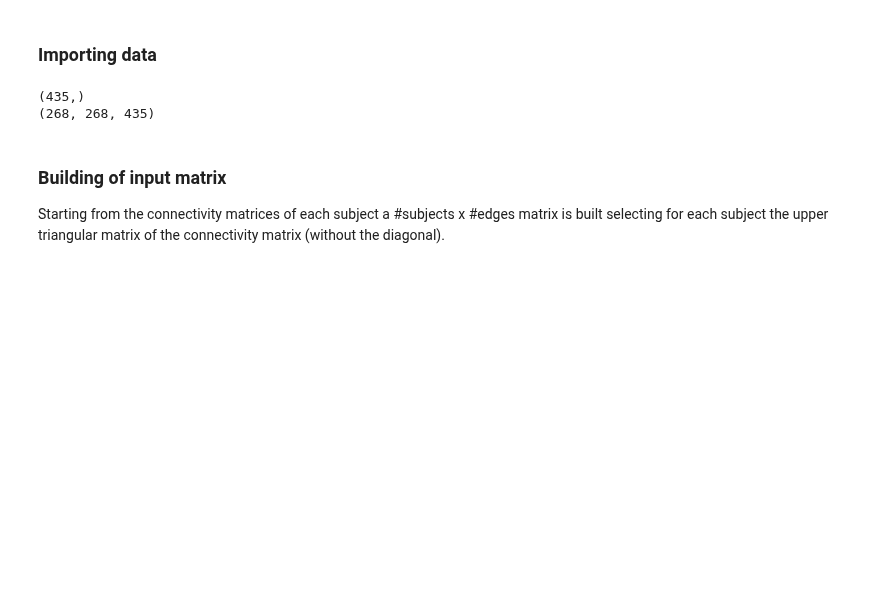
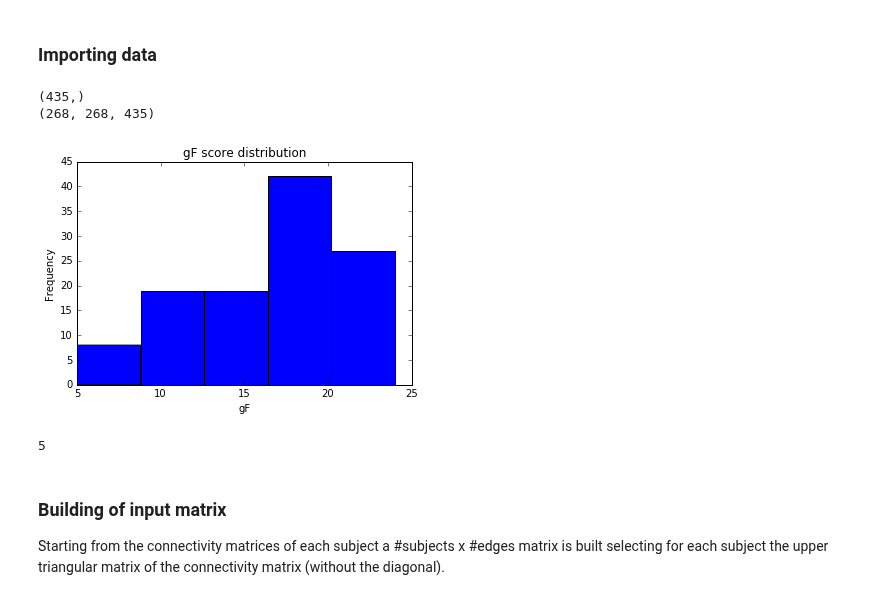
Before and after one commit to paola-g/iq_prediction, a Jupyter notebook: random_forest.ipynb, the cells around one changed output. Cells and saved outputs as stored; diff of their text form; code cells hidden in the pictures; blank space fills up the shorter version.

```diff
--- a/random_forest.ipynb
+++ b/random_forest.ipynb
@@ -36,6 +36,25 @@ print(data_ext.shape)
 # %% [output]
 (435,)
 (268, 268, 435)
+# %%
+# gF score distribution
+n_bins = 5
+def plot_hist(n_bins):
+    plt.hist(gF, bins=n_bins)
+    plt.title("gF score distribution")
+    plt.xlabel("gF")
+    plt.ylabel("Frequency")
+    plt.show()
+    return n_bins
+
+interact(plot_hist, n_bins=(5,50,5))
+
+# needed for stratified k-fold
+hist, bin_limits = np.histogram(gF, n_bins)
+bins = np.digitize(gF, bin_limits)
+# %% [output]
+[figure, added]
+5
 # %% [markdown]
 ### Building of input matrix
 Starting from the connectivity matrices of each subject a #subjects x #edges matrix is built selecting for each subject the upper triangular matrix of the connectivity matrix (without the diagonal).
```
Also changed, not shown: parts of 8 cells of this notebook.
